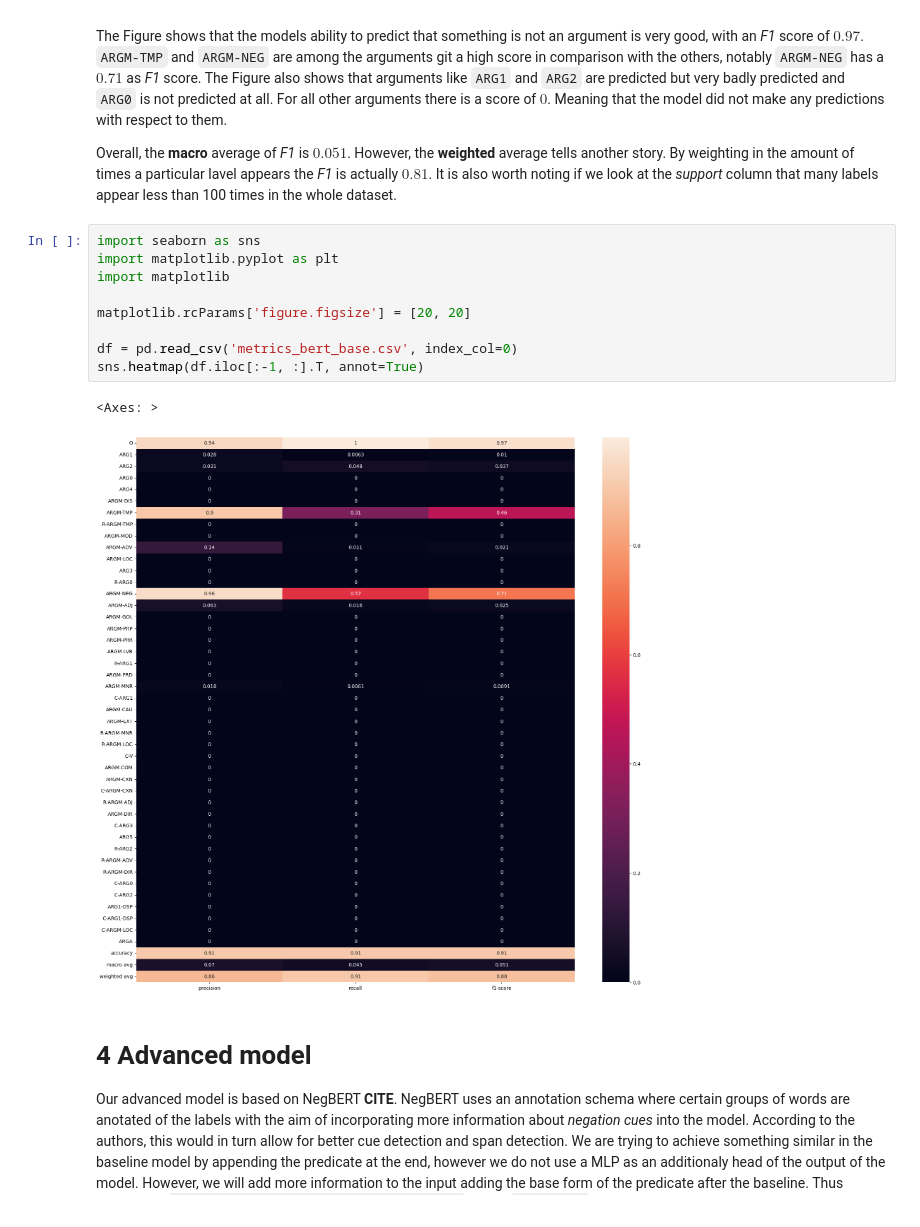
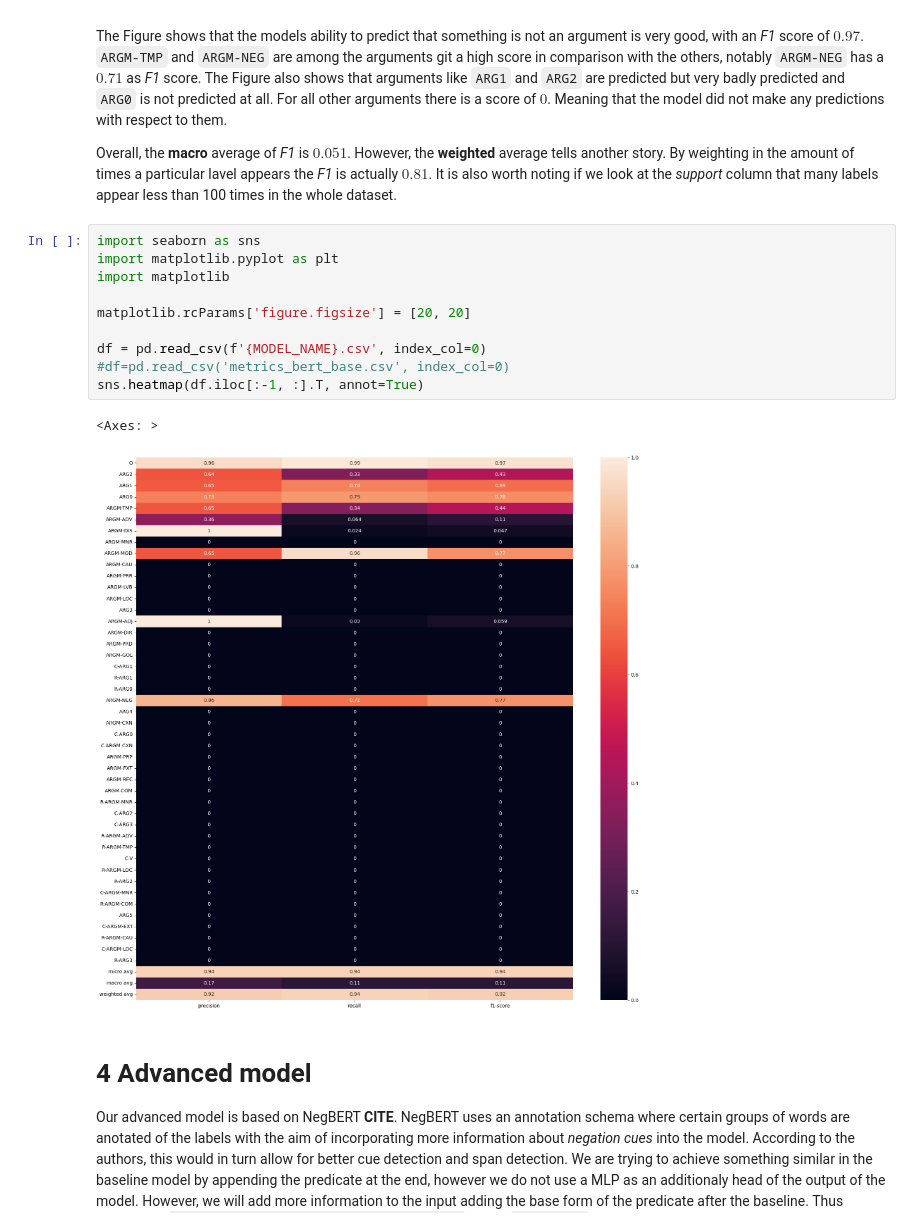
Before and after one commit to martin-carrasco/AdvancedNLP-VU, a Jupyter notebook: A3/test.ipynb, the cells around one changed output. Saved outputs shown, nothing was run; the diff lists cells and outputs as text.

Commit message:
FIX: Preprocessing, model and remove useless files

```diff
--- a/A3/test.ipynb
+++ b/A3/test.ipynb
@@ -416,15 +384,16 @@ Overall, the **macro** average of *F1* is $0.051$. However, the **weighted** ave
 # %%
 import seaborn as sns
 import matplotlib.pyplot as plt
 import matplotlib
 
 matplotlib.rcParams['figure.figsize'] = [20, 20]
 
-df = pd.read_csv('metrics_bert_base.csv', index_col=0)
+df = pd.read_csv(f'{MODEL_NAME}.csv', index_col=0)
+#df=pd.read_csv('metrics_bert_base.csv', index_col=0)
 sns.heatmap(df.iloc[:-1, :].T, annot=True)
 # %% [output]
 <Axes: >
-[figure, old version]
+[figure, new version]
 # %% [markdown]
 # 4 Advanced model
 Our advanced model is based on NegBERT **CITE**.  NegBERT uses an annotation schema where certain groups of words are anotated of the labels with the aim of incorporating more information about *negation cues* into the model. According to the authors, this would in turn allow for better cue detection and span detection. We are trying to achieve something similar in the baseline model by appending the predicate at the end, however we do not use a MLP as an additionaly head of the output of the model. However, we will add more information to the input adding the base form of the predicate after the baseline. Thus resulting in `[CLS] sent [SEP] pred pred_base [SEP]` where `pred_base` would be the lemma of the predicate and the classification by PropBank.
```
Also changed, not shown: parts of 31 cells of this notebook, 4 other files.
